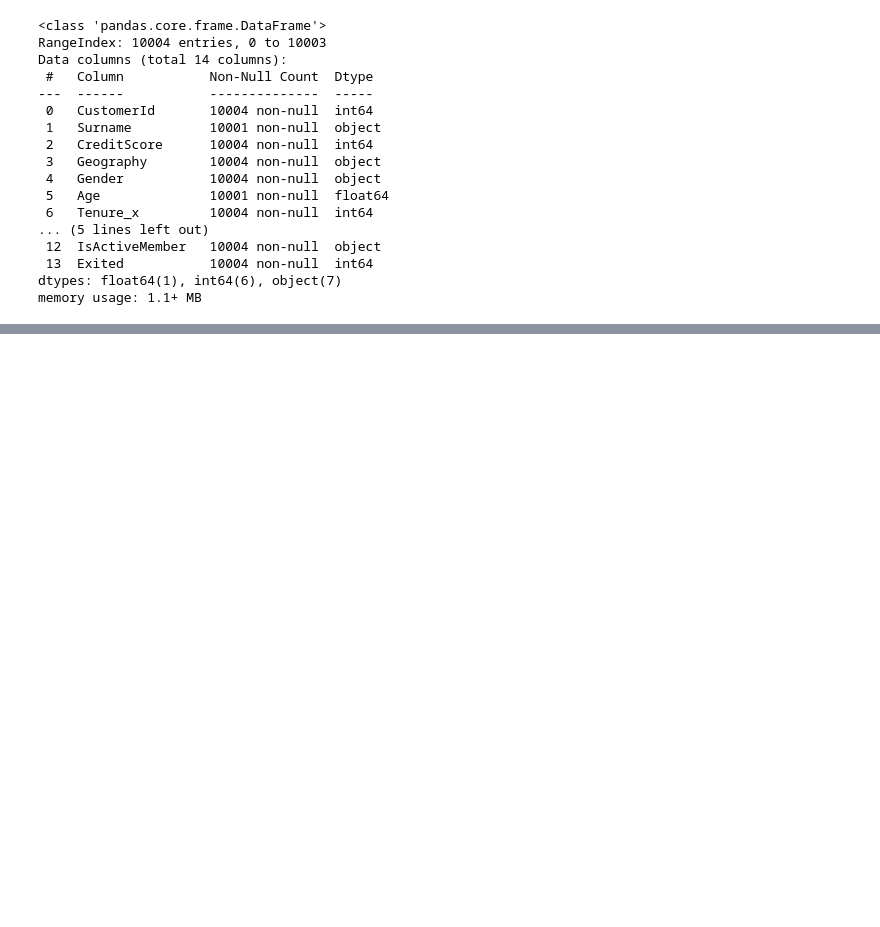
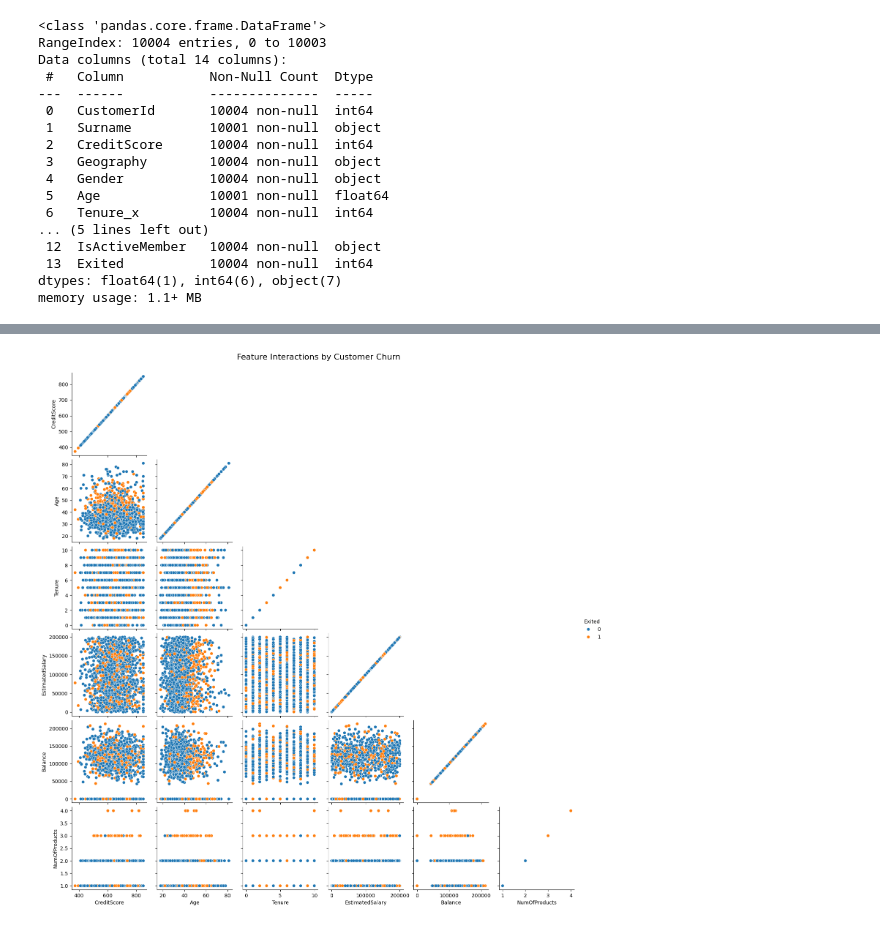
Before and after one commit to karolinamarek47/bank-customer-churn-prediction, a Jupyter notebook: bank_customer_churn_prediction.ipynb, the cells around one changed output, grey strips where cells are left out. Cells and saved outputs as stored; diff of their text form; code cells hidden in the pictures; blank space fills up the shorter version.

```diff
--- a/bank_customer_churn_prediction.ipynb
+++ b/bank_customer_churn_prediction.ipynb
@@ -870,0 +217,9 @@ Based on the SHAP insights, we recommend the following targeted interventions:
+# %%
+train_sample = train_eda_full.sample(n=1500, random_state=123)
+
+# Pairplot colored by the target variable
+sns.pairplot(train_sample, hue='Exited', corner=True, palette=target_colors, diag_kind=None)
+plt.suptitle("Feature Interactions by Customer Churn", y=1.02, fontsize=16)
+plt.show()
+# %% [output]
+[figure, added]
```
Also changed, not shown: parts of 134 cells of this notebook.
